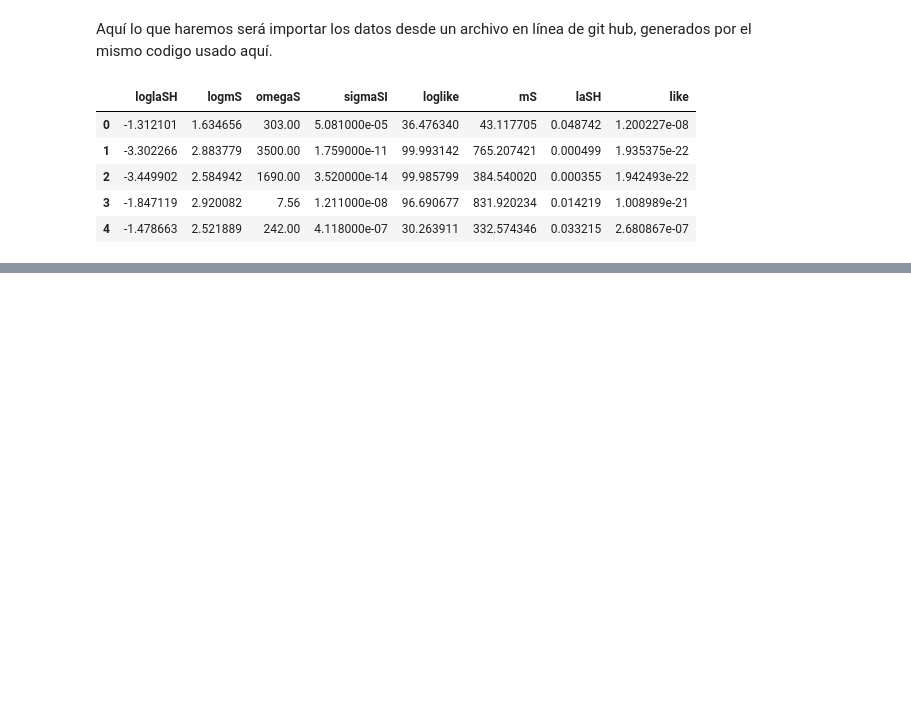
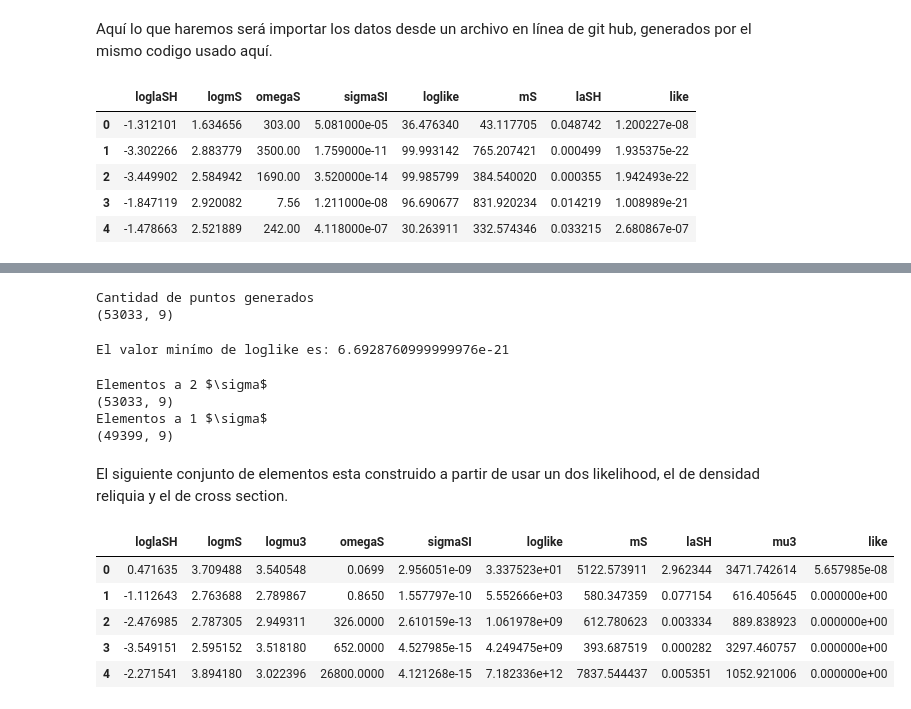
Before and after one commit to gadolfocastrillon/notebook_materiaOscura, a Jupyter notebook: micromegas_5.3.35/Modelos discretos de materia oscura.ipynb, the cells around one changed output, grey strips where cells are left out. Drawn from its saved outputs; the diff is of its cells as text; code cells hidden in the pictures; blank space fills up the shorter version.

```diff
--- a/micromegas_5.3.35/Modelos discretos de materia oscura.ipynb
+++ b/micromegas_5.3.35/Modelos discretos de materia oscura.ipynb
@@ -615,0 +619,47 @@ print(ydata1.shape)
+# %%
+zdata1 = zdata1[zdata1.duplicated()]
+print("Cantidad de puntos generados")
+print(zdata1.shape)
+# %% [output]
+Cantidad de puntos generados
+(53033, 9)
+# %%
+Lmax = min(zdata1['loglike'])
+print("El valor minímo de loglike es:",Lmax)
+# %% [output]
+El valor minímo de loglike es: 6.6928760999999976e-21
+# %%
+zdata2 = zdata1[(zdata1.loglike - Lmax)<5.99] ##2σ
+zdata3 = zdata1[(zdata1.loglike - Lmax)<2.30] ##1σ
+print("Elementos a 2 $\sigma$")
+print(zdata2.shape)
+print("Elementos a 1 $\sigma$")
+print(zdata3.shape)
+# %% [output]
+Elementos a 2 $\sigma$
+(53033, 9)
+Elementos a 1 $\sigma$
+(49399, 9)
+# %% [markdown]
+El siguiente conjunto de elementos esta construido a partir de usar un dos likelihood, el de densidad reliquia y el de cross section.
+# %%
+namesDD_1=['loglaSH','logmS','logmu3','omegaS','sigmaSI','loglike']
+namesDD_2=['logmS','loglaSH','logmu3','omegaS','sigmaSI','loglike']
+element = np.loadtxt('almacenamiento/all-DE-results-singlet-DD.txt')
+DE_dataDD_1 = pd.DataFrame(element,columns=namesDD_2)
+DE_dataDD_1 = DE_dataDD_1[['loglaSH','logmS','logmu3','omegaS','sigmaSI','loglike']]
+DE_dataDD_2 = pd.read_csv('almacenamiento/total_data.csv',names=namesDD_1)
+ydata1 = pd.concat([DE_dataDD_1, DE_dataDD_2])
+
+ydata1['mS'] = 10**ydata1.logmS
+ydata1['laSH'] = 10**ydata1.loglaSH
+ydata1['mu3'] = 10**ydata1.logmu3
+ydata1['like'] = np.exp(-ydata1.loglike/2)
+ydata1.head()
+# %% [output]
+|  | loglaSH | logmS | logmu3 | omegaS | sigmaSI | loglike | mS | laSH | mu3 | like |
+| 0 | 0.471635 | 3.709488 | 3.540548 | 0.0699 | 2.956051e-09 | 3.337523e+01 | 5122.573911 | 2.962344 | 3471.742614 | 5.657985e-08 |
+| 1 | -1.112643 | 2.763688 | 2.789867 | 0.8650 | 1.557797e-10 | 5.552666e+03 | 580.347359 | 0.077154 | 616.405645 | 0.000000e+00 |
+| 2 | -2.476985 | 2.787305 | 2.949311 | 326.0000 | 2.610159e-13 | 1.061978e+09 | 612.780623 | 0.003334 | 889.838923 | 0.000000e+00 |
+| 3 | -3.549151 | 2.595152 | 3.518180 | 652.0000 | 4.527985e-15 | 4.249475e+09 | 393.687519 | 0.000282 | 3297.460757 | 0.000000e+00 |
+| 4 | -2.271541 | 3.894180 | 3.022396 | 26800.0000 | 4.121268e-15 | 7.182336e+12 | 7837.544437 | 0.005351 | 1052.921006 | 0.000000e+00 |
```
Also changed, not shown: parts of 24 cells of this notebook.
